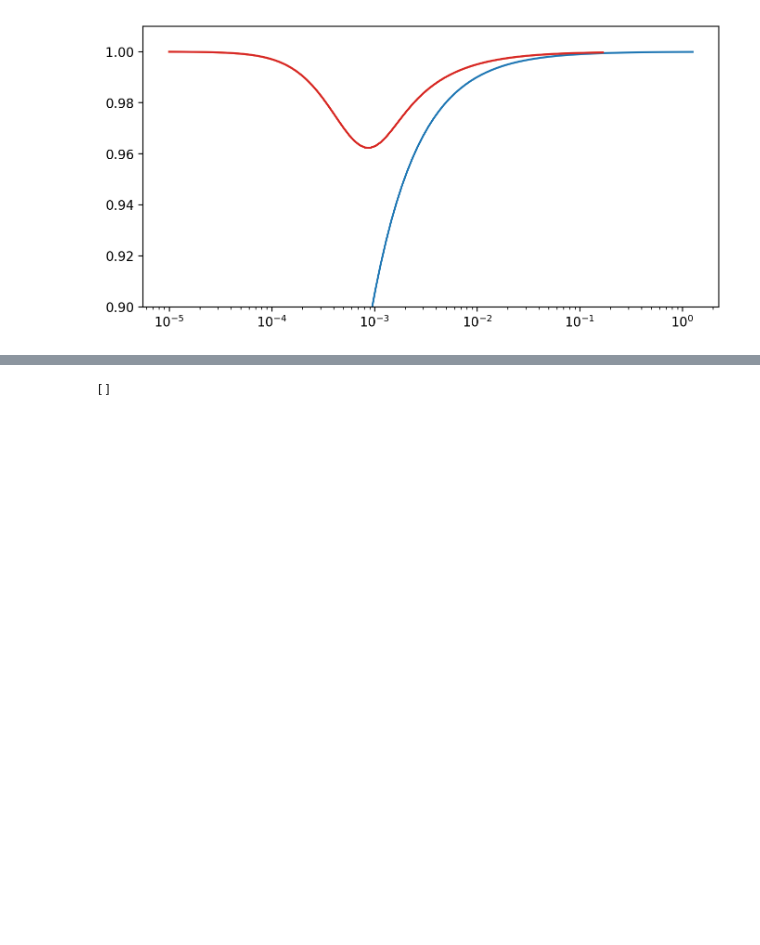
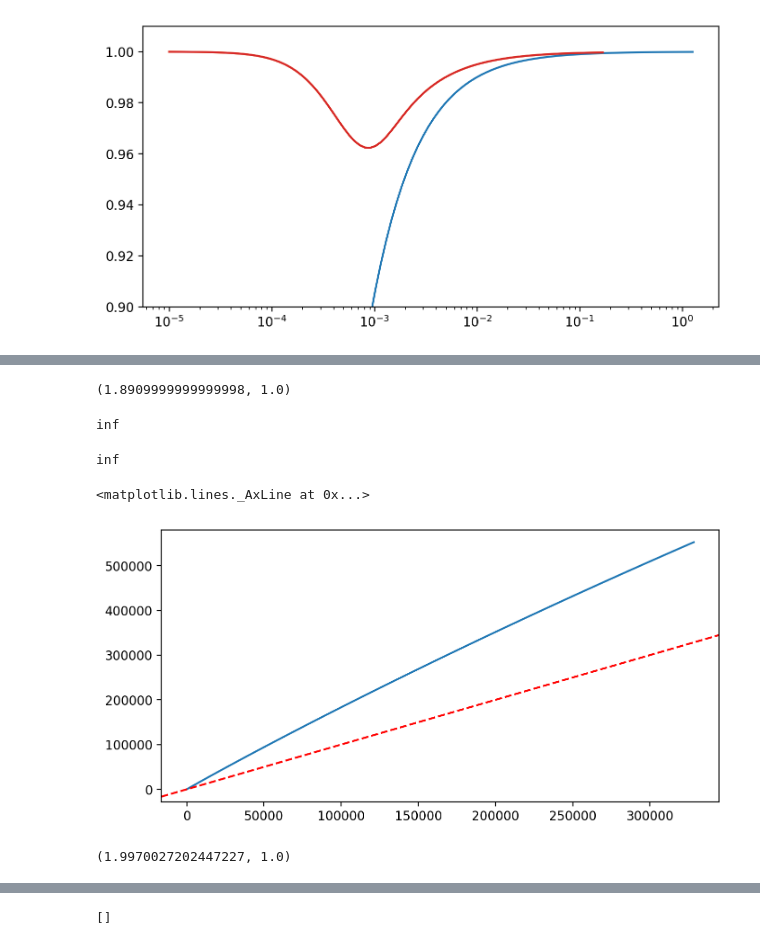
Before and after one commit to vsbuffalo/bprime, a Jupyter notebook: notebooks/region_simulations.ipynb, the cells around one changed output, grey strips where cells are left out. Cells and saved outputs as stored; diff of their text form; code cells hidden in the pictures; blank space fills up the shorter version.

```diff
--- a/notebooks/region_simulations.ipynb
+++ b/notebooks/region_simulations.ipynb
@@ -170,0 +96,8 @@ Text(0.5, 0, 'U/s')
+# %%
+V, Vm = 0.1, 0.01
+Z = 1 - Vm/V
+r = 0.01
+t = 10000
+(1 - (1 - r)**t * Z**(t+1) + (1 - r)**t * r * Z**(t+1))/(1 - Z + r*Z), np.sum((1-r)**np.arange(t) * (1-Vm/V)**np.arange(t))
+# %% [output]
+(1.8909999999999998, 1.0)
@@ -170,0 +128,39 @@ Text(0.5, 0, 'U/s')
+# %%
+gamma(0)
+# %% [output]
+inf
+# %%
+gamma(0)
+# %% [output]
+inf
+# %%
+def Gamma(a, z):
+    if a == 0:
+        return -expi(-z)
+    return gamma(a)*gammaincc(a, z)
+# %%
+from scipy.special import expi, gammaincc, gamma
+
+def Q2_sum_integral2(Z, L, tmax=1000, thresh=0.01, use_sum=False):
+    ts = np.arange(tmax)
+    Log = np.log
+    Power = lambda x, y: x**y
+    E = np.exp(1)
+    vals = []
+    k = 1-Z
+    for t in ts:
+        T = t
+        integrand = 1/(Power(E,2*k*T)*k) - 2/(Power(E,k*T)*k) + (2*Power(E,(-k - L)*T))/(k + L) - 1/(Power(E,2*(k + L)*T)*(k + L)) + L/(Power(k,2) + k*L) + 2*T*Gamma(0,k*T) - 2*T*Gamma(0,2*k*T) - 2*T*Gamma(0,(k + L)*T) + 2*T*Gamma(0,2*(k + L)*T)
+        vals.append(integrand)
+
+    return (2/L)*np.array(vals)
+# %%
+plt.plot(Q2_sum_integral(Z, R, use_sum=True), Q2_sum_integral2(Z, R))
+plt.axline((0, 0), slope=1, c='r', linestyle='dashed')
+# %% [output]
+<matplotlib.lines._AxLine at 0x...>
+[figure, added]
+# %%
+Q2_sum_integral2(Z, R)[1], Q2_sum_integral(Z, R)[0]
+# %% [output]
+(1.9970027202447227, 1.0)
```
Also changed, not shown: parts of 13 cells of this notebook.
